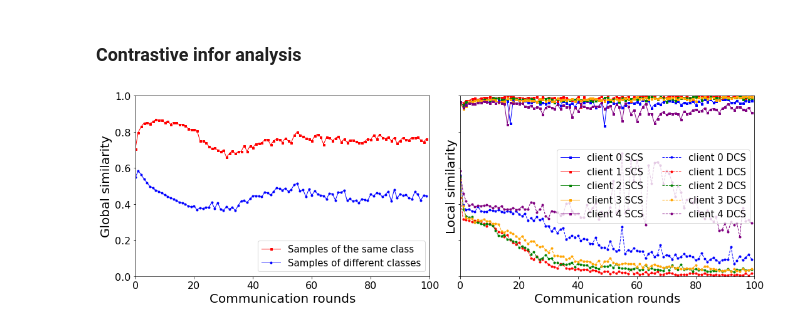
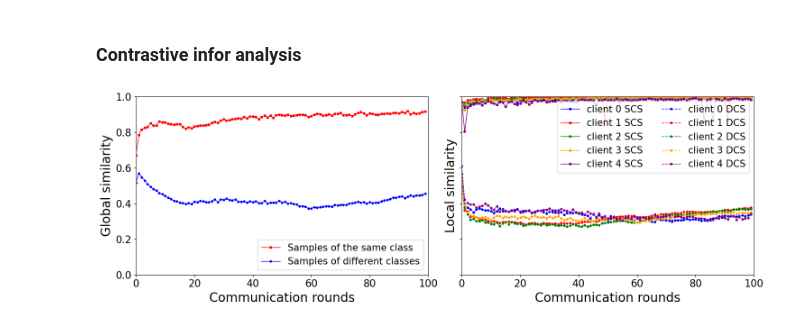
Before and after one commit to AIoT-Lab-BKAI/Hung-NN-verifiedFL, a Jupyter notebook: records/analysis.ipynb, the cells around one changed output. Cells and saved outputs as stored; diff of their text form; code cells hidden in the pictures.

```diff
--- a/records/analysis.ipynb
+++ b/records/analysis.ipynb
@@ -59,7 +59,7 @@ for algo in algos:
 # %% [markdown]
 ### Contrastive infor analysis
 # %%
-folder_path = "./jsons/baseline/simple_3/fedavgv2_contrastive_1"
+folder_path = "./jsons/baseline/simple_3/fedavgv2_contrastive_0"
 
 global_data = json.load(open(f"{folder_path}/global_constrastive_info.json", "r"))
 local_data = json.load(open(f"{folder_path}/local_constrastive_info.json", "r"))
@@ -70,31 +70,31 @@ matplotlib.rc('ytick', labelsize=16)
 fig, axes = plt.subplots(1, 2, figsize=(15,5), sharey=True)
 
 axes[0].set_xlabel("Communication rounds", fontsize=20)
 axes[0].set_ylabel("Global similarity", fontsize=20)
 
 axes[0].plot(global_data["same"], label="Samples of the same class", linestyle='solid', marker='s', linewidth=1, markersize=3, color="red")
 axes[0].plot(global_data["diff"], label="Samples of different classes", linestyle='solid', marker='o', linewidth=1, markersize=3, color="blue")
 
 axes[0].set_xlim(0,100)
 axes[0].set_ylim(0,1)
 axes[0].legend(loc="lower right", fontsize=15, ncol=1)
 
 cols = ["blue", "red", "green", "orange", "purple"]
 axes[1].set_xlabel("Communication rounds", fontsize=20)
 axes[1].set_ylabel("Local similarity", fontsize=20)
 
 for i in range(5):
     axes[1].plot(local_data[str(i)]["same"], label=f"client {i} SCS", linestyle='solid', marker='s', linewidth=1, markersize=3, color=cols[i])
 
 for i in range(5):
     axes[1].plot(local_data[str(i)]["diff"], label=f"client {i} DCS", linestyle='dashed', marker='o', linewidth=1, markersize=3, color=cols[i])
 
 axes[1].set_xlim(0,100)
 axes[1].set_ylim(0,1)
 axes[1].legend(loc="best", fontsize=15, ncol=2)
 
 plt.tight_layout()
 plt.savefig(folder_path + "/Contrastive_infor.png")
 # plt.show()
 # %% [output]
-[figure, old version]
+[figure, new version]
```
Also changed, not shown: parts of 1 cell of this notebook, 8 other files.
